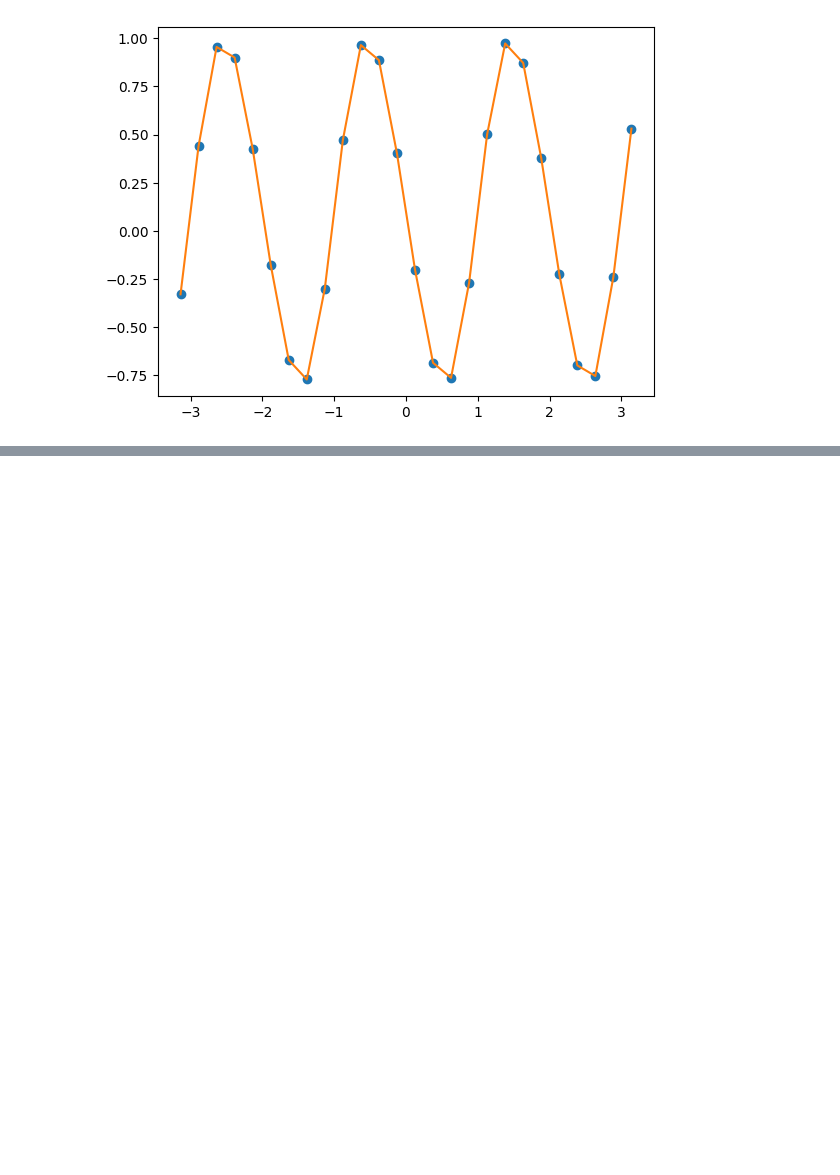
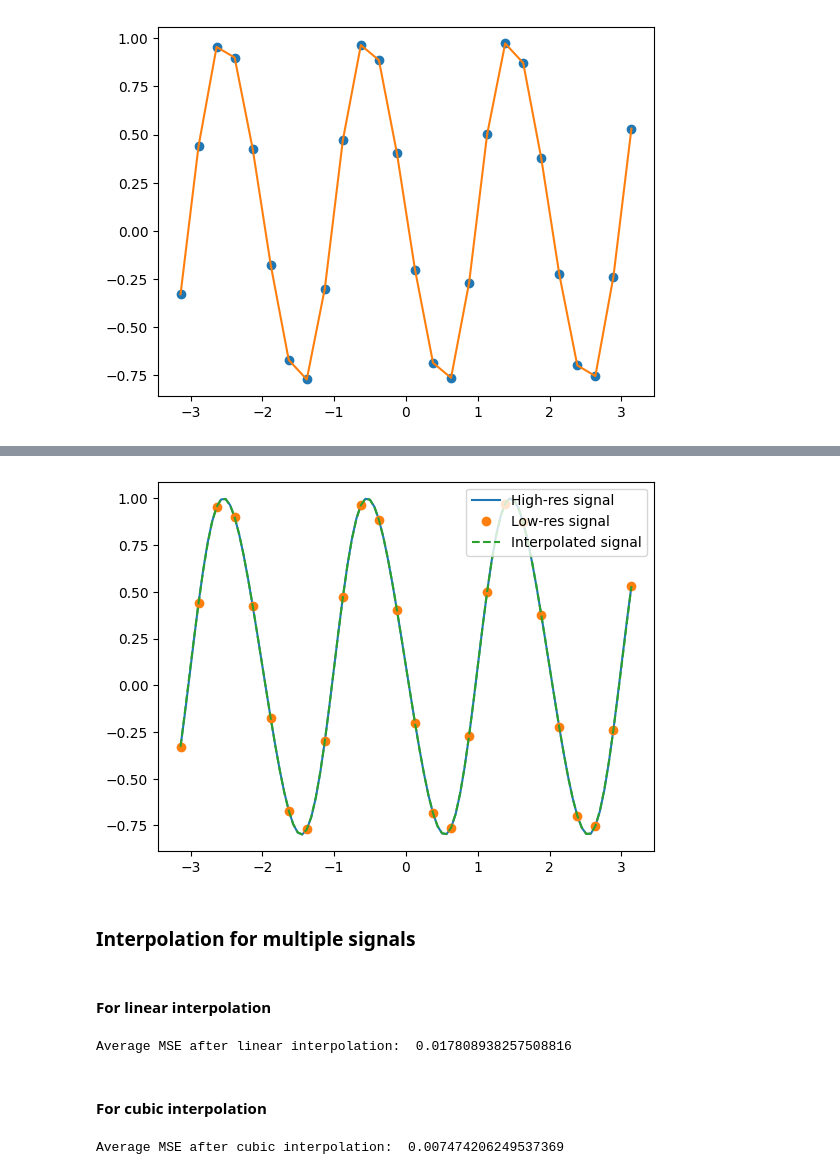
Before and after one commit to ieadoboe/effective-waffle, a Jupyter notebook: beginner6_func_interpolation.ipynb, the cells around one changed output, grey strips where cells are left out. Drawn from its saved outputs; the diff is of its cells as text; code cells hidden in the pictures; blank space fills up the shorter version.

```diff
--- a/beginner6_func_interpolation.ipynb
+++ b/beginner6_func_interpolation.ipynb
@@ -300,0 +319,42 @@ plt.show()
+# %%
+plt.plot(x, u[ix], "-", label="High-res signal")  # High-res signal
+plt.plot(x_lr, u_lr[ix], "o", label="Low-res signal")  # Low-res signal
+plt.plot(x, u_cub, "--", label="Interpolated signal")  # Interpolated signal
+plt.legend(loc=1)
+plt.show()
+# %% [output]
+[figure, added]
+# %% [markdown]
+### Interpolation for multiple signals
+# %% [markdown]
+#### For linear interpolation
+# %%
+mses = []
+
+for ix in range(len(test_lr)):
+    g = interp1d(x_lr, test_lr[ix])
+    u_lin = g(x)  # generate interpolated signals from function
+
+    # Calculate MSE
+    mse_lin = mean_squared_error(test_hr[ix], u_lin)
+    mses.append(mse_lin)  # append to the list
+
+print("Average MSE after linear interpolation: ", np.mean(mses))
+# %% [output]
+Average MSE after linear interpolation:  0.017808938257508816
+# %% [markdown]
+#### For cubic interpolation
+# %%
+mses = []
+
+for ix in range(len(test_lr)):
+    spl = interp1d(x_lr, test_lr[ix], kind="cubic")
+    u_cub = spl(x)  # generate interpolated signals from function
+
+    # Calculate MSE
+    mse_cub = mean_squared_error(test_hr[ix], u_cub)
+    mses.append(mse_cub)  # append to the list
+
+print("Average MSE after cubic interpolation: ", np.mean(mses))
+# %% [output]
+Average MSE after cubic interpolation:  0.007474206249537369
```
Also changed, not shown: parts of 14 cells of this notebook, 1 other file.
